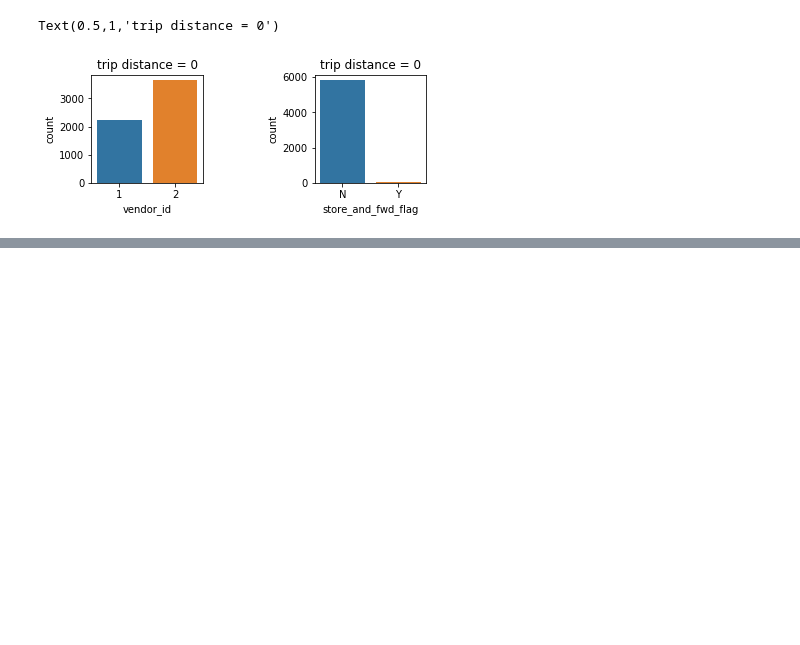
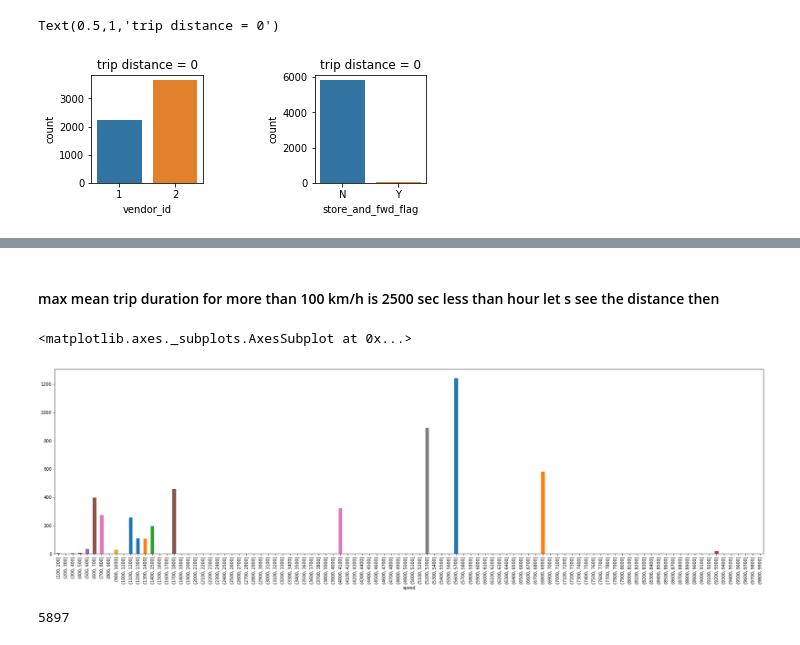
Before and after one commit to teamf3b/NYtaxy, a Jupyter notebook: Data exploration Taxi NY.ipynb, the cells around one changed output, grey strips where cells are left out. Saved outputs shown, nothing was run; the diff lists cells and outputs as text; code cells hidden in the pictures; blank space fills up the shorter version.

```diff
--- a/Data exploration Taxi NY.ipynb
+++ b/Data exploration Taxi NY.ipynb
@@ -535,0 +716,14 @@ Text(0.5,1,'trip distance = 0')
+# %% [markdown]
+#### max mean trip duration for more than 100 km/h is 2500 sec less than hour let s see the distance then
+# %%
+plt.figure(figsize = (30,8))
+group_by_speed = pd.cut(taxi_train2["speed"], np.arange(100, 10000, 100))
+speed_grouping = taxi_train2.groupby(group_by_speed).mean()
+speed_grouping['havers_dist'].plot.bar()
+# %% [output]
+<matplotlib.axes._subplots.AxesSubplot at 0x...>
+[figure, added]
+# %%
+taxi_train2.loc[taxi_train2['speed']==0, 'speed'].count()
+# %% [output]
+5897
```
Also changed, not shown: parts of 37 cells of this notebook.
